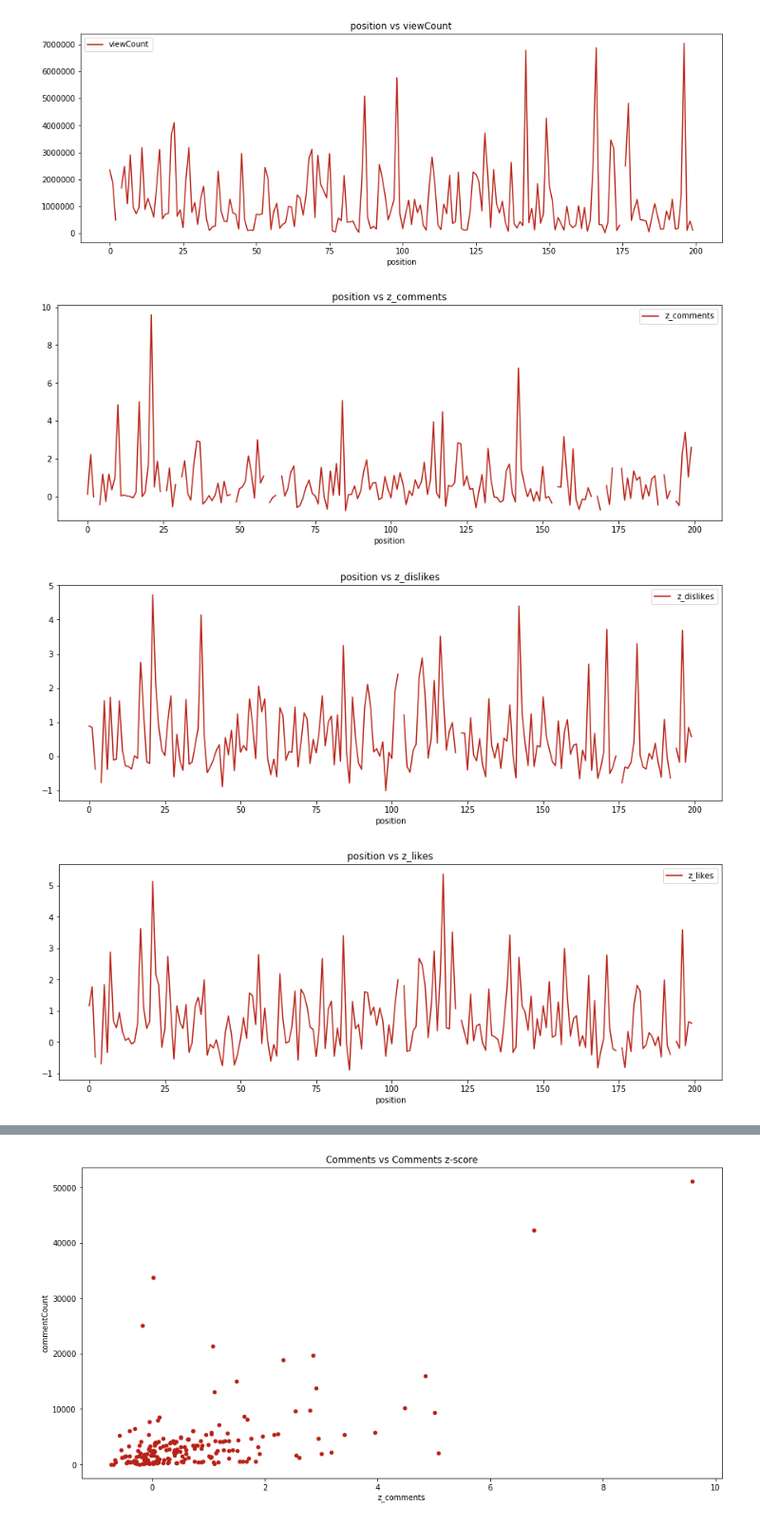
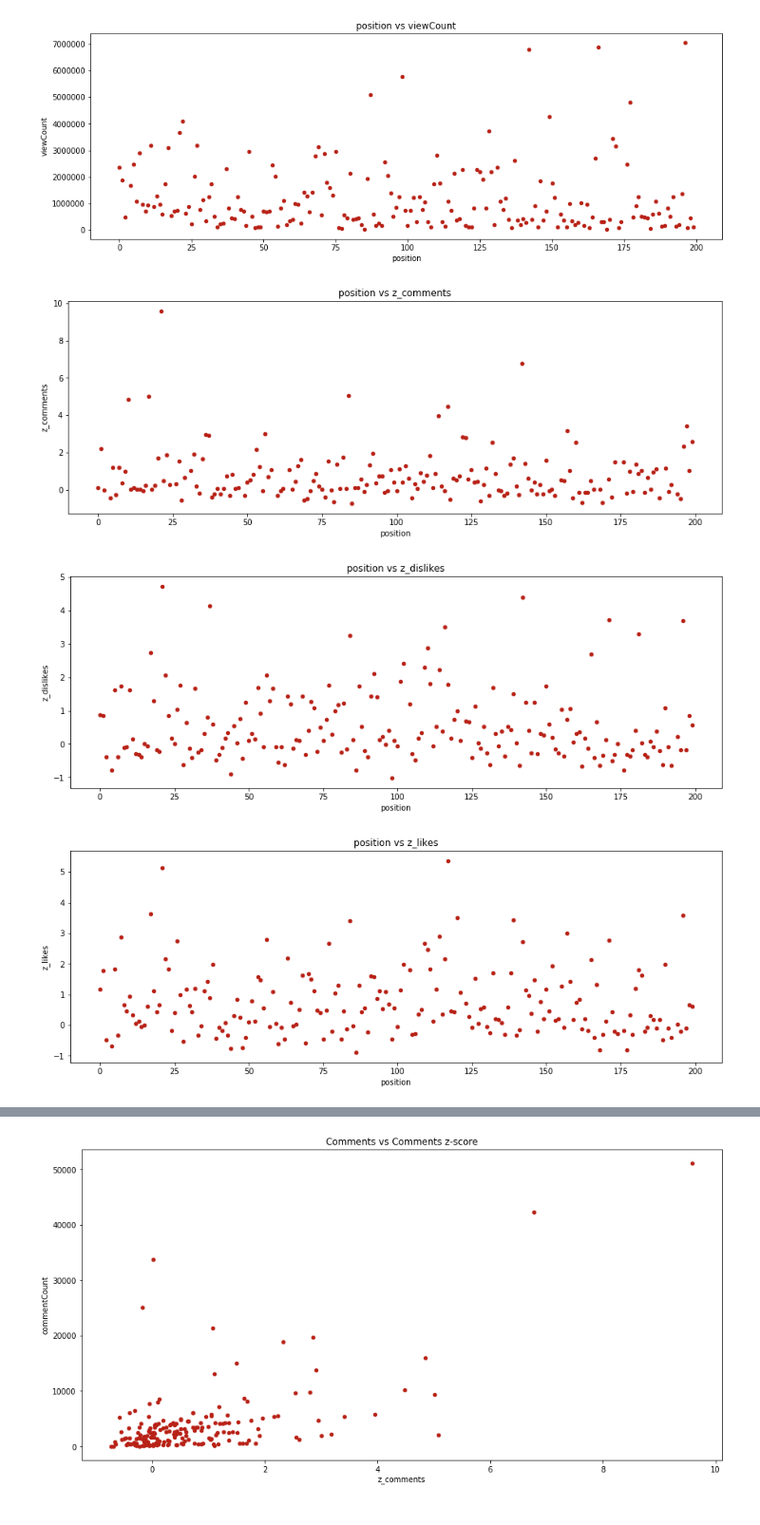
Before and after one commit to codencoding/Red-Means-Go, a Jupyter notebook: notebooks/reports/metadata_eda_coden.ipynb, the cells around one changed output, grey strips where cells are left out. Shown at 95% size. Cells and saved outputs as stored; diff of their text form; code cells hidden in the pictures.

```diff
--- a/notebooks/reports/metadata_eda_coden.ipynb
+++ b/notebooks/reports/metadata_eda_coden.ipynb
@@ -11,0 +10,8 @@ df = pd.read_csv(ROOT_DIR + cfg["test-metadata-csv-read-path"].format(cfg["selec
+# %%
+game = cfg["selected-game"]
+mdata_df = pd.read_csv(ROOT_DIR + cfg["test-metadata-csv-read-path"].format(game, game))
+face_df = pd.read_csv(ROOT_DIR + cfg["test-videos-dir"].format(game) + "facialFeatures.csv")
+if "Unnamed: 0" in face_df:
+    face_df = face_df.drop("Unnamed: 0", axis=1)
+
+df = mdata_df.merge(face_df, on="videoId")
@@ -15,5 +23,5 @@ basic_analy_cols = ["commentCount", "dislikeCount", "favoriteCount",
                     "z_dislikes", "z_likes", "z_views"]
 # %%
 for key in basic_analy_cols:
-    df.plot(x="position", y=key, title="position vs " + key, figsize=(15,5), color="#b82116")
+    df.plot(kind="scatter", x="position", y=key, title="position vs " + key, figsize=(15,5), color="#b82116")
 # %% [output]
@@ -24,4 +32,4 @@ for key in basic_analy_cols:
-[figure, old version]
+[figure, new version]
-[figure, old version]
+[figure, new version]
-[figure, old version]
+[figure, new version]
-[figure, old version]
+[figure, new version]
```
Also changed, not shown: parts of 14 cells of this notebook.
